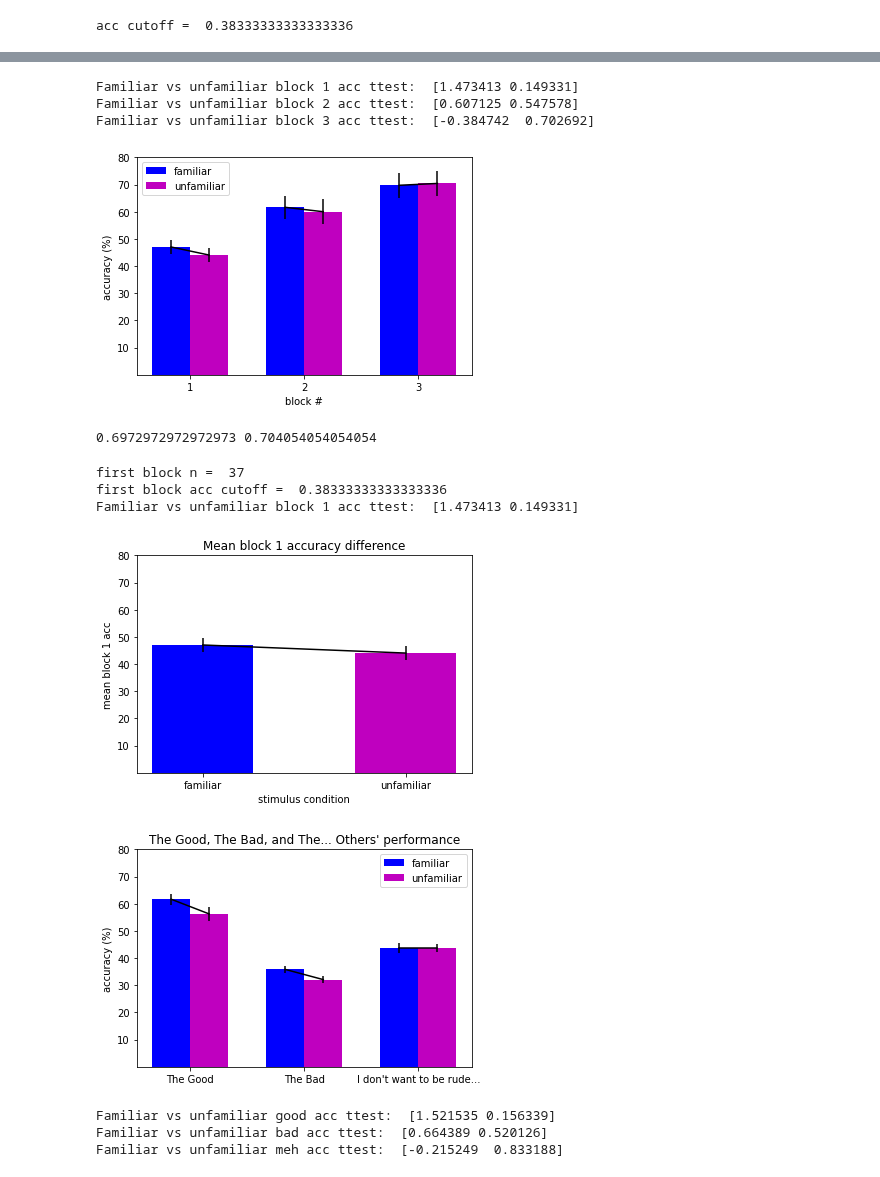
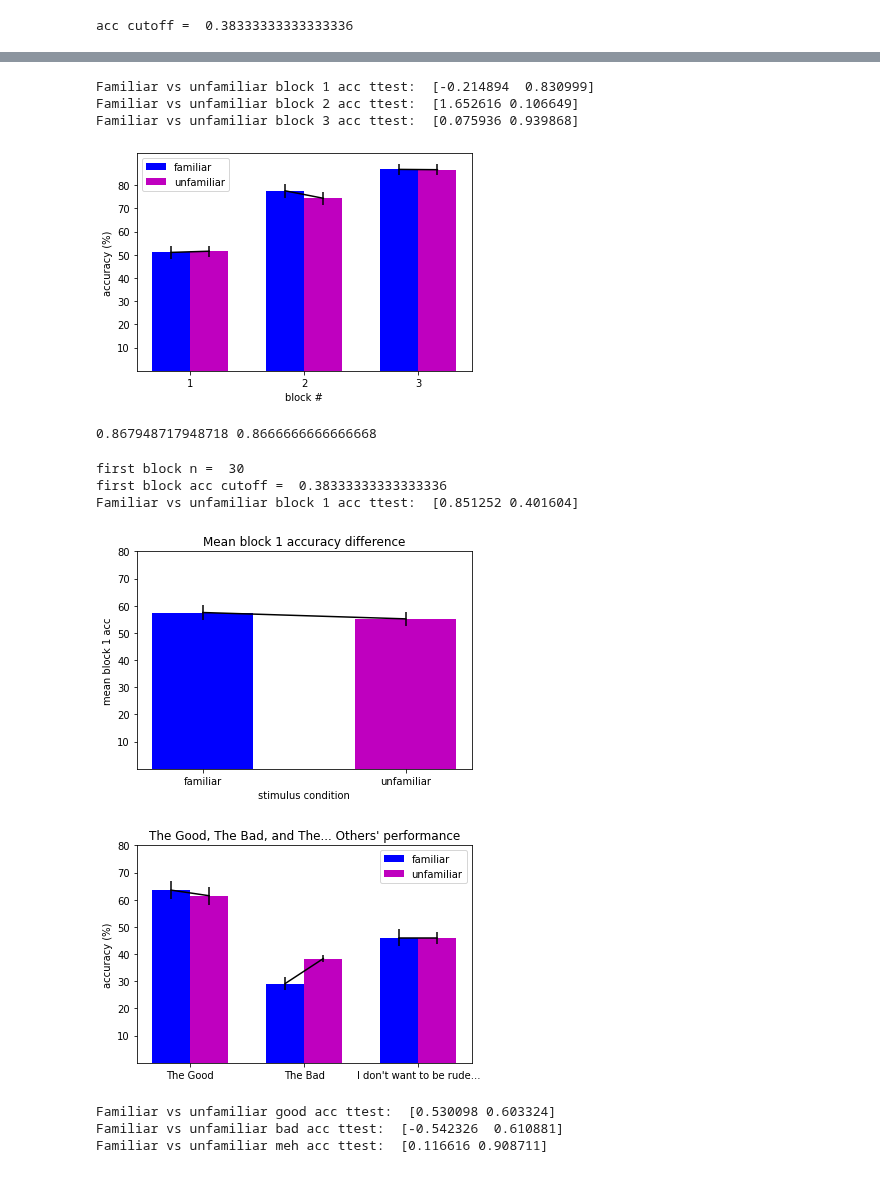
Before and after one commit to pkeene17/MarshmallowAnalysis, a Jupyter notebook: electric_marshmalloogaloo/analysis/marshmalloogalooAnalysis.ipynb, the cells around one changed output, grey strips where cells are left out. Drawn from its saved outputs; the diff is of its cells as text; code cells hidden in the pictures.

```diff
--- a/electric_marshmalloogaloo/analysis/marshmalloogalooAnalysis.ipynb
+++ b/electric_marshmalloogaloo/analysis/marshmalloogalooAnalysis.ipynb
@@ -175,11 +175,11 @@ def binomial_cutoff(ntrials,npermutations,p_cutoff,num_levels):
 ############# DRIVER ##############
 # %%
 #set constants
-exclusion = 0 #1 = exclude subjects below chance perfomance on the association task 0 = no exclusion
+exclusion = 1 #1 = exclude subjects below chance perfomance on the association task 0 = no exclusion
 printSubj = 1 #toggle whether to print individual subject's behavioral performance
 show_plot = 0 #toggle whether to show plots or just save as pdfs
 save_plot = 1 #toggle whether to save plots (useful if you're fucking around)
-nsubj = 37
+nsubj = 50
 nRuns_nback = 20
 nRuns_ST = 3
 figure_dir = "../figures/"
@@ -227,6 +227,7 @@ for sn in range(nsubj):
     #apriori below chance exclusion criteria
     if exclusion==1:
         if np.nansum(testData.score==1)/120 < cutoff:
+            fb_select[sn] = np.nan
             meanAcc_learned[sn,:] = np.nan
             meanAcc_novel[sn,:] = np.nan
             histData_learned[sn,:,:] = np.nan
@@ -577,11 +578,11 @@ plt.savefig(figure_dir+'assoc_acc_by_block.pdf',format='pdf')
 plt.show()
 print(np.nanmean(meanAcc_learned[:,2]),np.nanmean(meanAcc_novel[:,2]))
 # %% [output]
-Familiar vs unfamiliar block 1 acc ttest:  [1.473413 0.149331]
-Familiar vs unfamiliar block 2 acc ttest:  [0.607125 0.547578]
-Familiar vs unfamiliar block 3 acc ttest:  [-0.384742  0.702692]
+Familiar vs unfamiliar block 1 acc ttest:  [-0.214894  0.830999]
+Familiar vs unfamiliar block 2 acc ttest:  [1.652616 0.106649]
+Familiar vs unfamiliar block 3 acc ttest:  [0.075936 0.939868]
-[figure, old version]
+[figure, new version]
-0.6972972972972973 0.704054054054054
+0.867948717948718 0.8666666666666668
 # %%
 #exclude underperformers in the first block
 n = np.size(fb_select)
@@ -602,42 +603,42 @@ plt.title("Mean block 1 accuracy difference")
 plt.savefig(figure_dir+'acc_first_block_exclusion.pdf',format='pdf')
 plt.show()
 # %% [output]
-first block n =  37
+first block n =  30
 first block acc cutoff =  0.38333333333333336
-Familiar vs unfamiliar block 1 acc ttest:  [1.473413 0.149331]
+Familiar vs unfamiliar block 1 acc ttest:  [0.851252 0.401604]
-[figure, old version]
+[figure, new version]
 # %%
 #how do really good subjects compare to bad ones?
 upper3 = np.quantile(meanAcc,.67)
 lower3 = np.quantile(meanAcc,.33)
 goodidx = np.where(meanAcc>upper3)[0]
 badidx = np.where(meanAcc<lower3)[0]
 mehidx = np.where(np.logical_and(meanAcc>lower3,meanAcc<upper3))[0]
 
 fig = plt.figure()
 c1 = plt.bar([0,1.5,3],[np.nanmean(meanAcc_learned[goodidx,0]),np.nanmean(meanAcc_learned[badidx,0]),np.nanmean(meanAcc_learned[mehidx,0])],width=.5,color='b')
 c2 = plt.bar([.5,2,3.5],[np.nanmean(meanAcc_novel[goodidx,0]),np.nanmean(meanAcc_novel[badidx,0]),np.nanmean(meanAcc_novel[mehidx,0])],width=.5,color='m')
 
-plt.errorbar([0,.5],[np.nanmean(meanAcc_learned[goodidx,0]),np.nanmean(meanAcc_novel[goodidx,0])],yerr=[np.nanstd(meanAcc_learned[goodidx,0])/np.sqrt(nsubj),np.nanstd(meanAcc_novel[goodidx,0])/np.sqrt(nsubj)],color='k')
-plt.errorbar([1.5,2],[np.nanmean(meanAcc_learned[badidx,0]),np.nanmean(meanAcc_novel[badidx,0])],yerr=[np.nanstd(meanAcc_learned[badidx,0])/np.sqrt(nsubj),np.nanstd(meanAcc_novel[badidx,0])/np.sqrt(nsubj)],color='k')
-plt.errorbar([3,3.5],[np.nanmean(meanAcc_learned[mehidx,0]),np.nanmean(meanAcc_novel[mehidx,0])],yerr=[np.nanstd(meanAcc_learned[mehidx,0])/np.sqrt(nsubj),np.nanstd(meanAcc_novel[mehidx,0])/np.sqrt(nsubj)],color='k')
+plt.errorbar([0,.5],[np.nanmean(meanAcc_learned[goodidx,0]),np.nanmean(meanAcc_novel[goodidx,0])],yerr=[np.nanstd(meanAcc_learned[goodidx,0])/np.sqrt(np.size(goodidx)),np.nanstd(meanAcc_novel[goodidx,0])/np.sqrt(np.size(goodidx))],color='k')
+plt.errorbar([1.5,2],[np.nanmean(meanAcc_learned[badidx,0]),np.nanmean(meanAcc_novel[badidx,0])],yerr=[np.nanstd(meanAcc_learned[badidx,0])/np.sqrt(np.size(badidx)),np.nanstd(meanAcc_novel[badidx,0])/np.sqrt(np.size(badidx))],color='k')
+plt.errorbar([3,3.5],[np.nanmean(meanAcc_learned[mehidx,0]),np.nanmean(meanAcc_novel[mehidx,0])],yerr=[np.nanstd(meanAcc_learned[mehidx,0])/np.sqrt(np.size(mehidx)),np.nanstd(meanAcc_novel[mehidx,0])/np.sqrt(np.size(mehidx))],color='k')
 
 plt.xticks([.25,1.75,3.25],['The Good','The Bad',"I don't want to be rude..."])
 plt.ylabel('accuracy (%)')
 plt.yticks([.1,.2,.3,.4,.5,.6,.7,.8],[10,20,30,40,50,60,70,80])
 plt.legend([c1,c2],['familiar','unfamiliar'])
 plt.title("The Good, The Bad, and The... Others' performance")
 plt.savefig(figure_dir+'good_vs_bad_subj_acc.pdf',format='pdf')
 plt.show()
 
 print("Familiar vs unfamiliar good acc ttest: ",np.round(stats.ttest_rel(meanAcc_learned[goodidx,0],meanAcc_novel[goodidx,0],nan_policy='omit'),6))
 print("Familiar vs unfamiliar bad acc ttest: ",np.round(stats.ttest_rel(meanAcc_learned[badidx,1],meanAcc_novel[badidx,1],nan_policy='omit'),6))
 print("Familiar vs unfamiliar meh acc ttest: ",np.round(stats.ttest_rel(meanAcc_learned[mehidx,2],meanAcc_novel[mehidx,2],nan_policy='omit'),6))
 # %% [output]
-[figure, old version]
+[figure, new version]
-Familiar vs unfamiliar good acc ttest:  [1.521535 0.156339]
-Familiar vs unfamiliar bad acc ttest:  [0.664389 0.520126]
-Familiar vs unfamiliar meh acc ttest:  [-0.215249  0.833188]
+Familiar vs unfamiliar good acc ttest:  [0.530098 0.603324]
+Familiar vs unfamiliar bad acc ttest:  [-0.542326  0.610881]
+Familiar vs unfamiliar meh acc ttest:  [0.116616 0.908711]
 # %%
 #look at competitor vs noncompetitor
 blockTrials = (40*nsubj)/2
```
Also changed, not shown: parts of 14 cells of this notebook, 14 other files.
